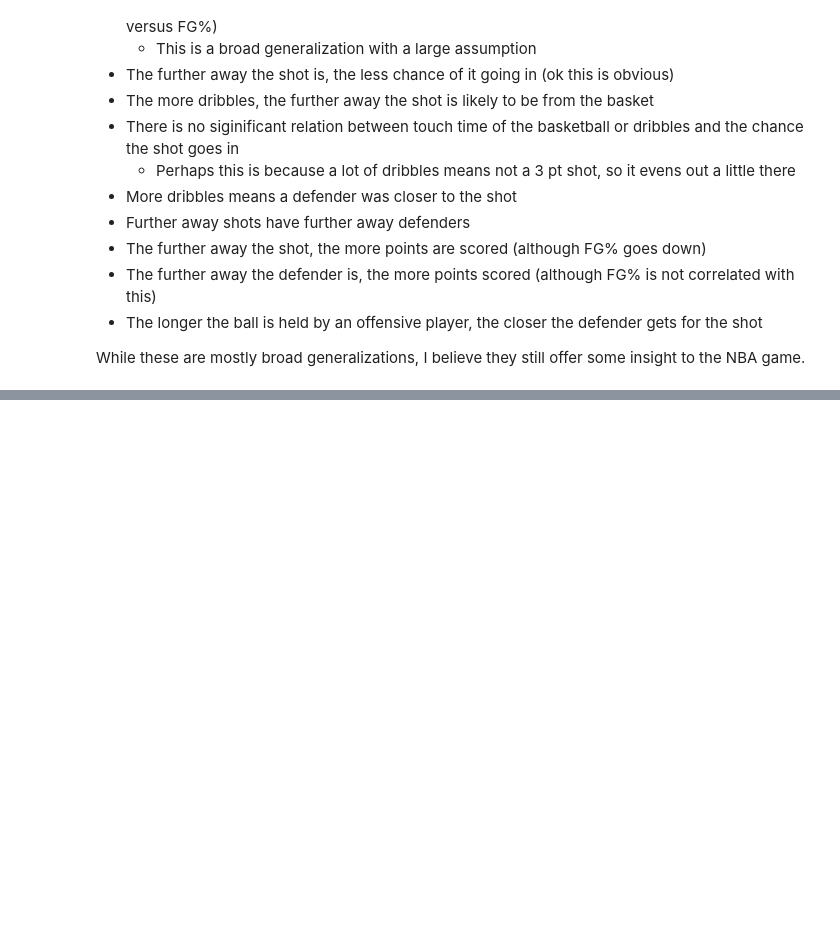
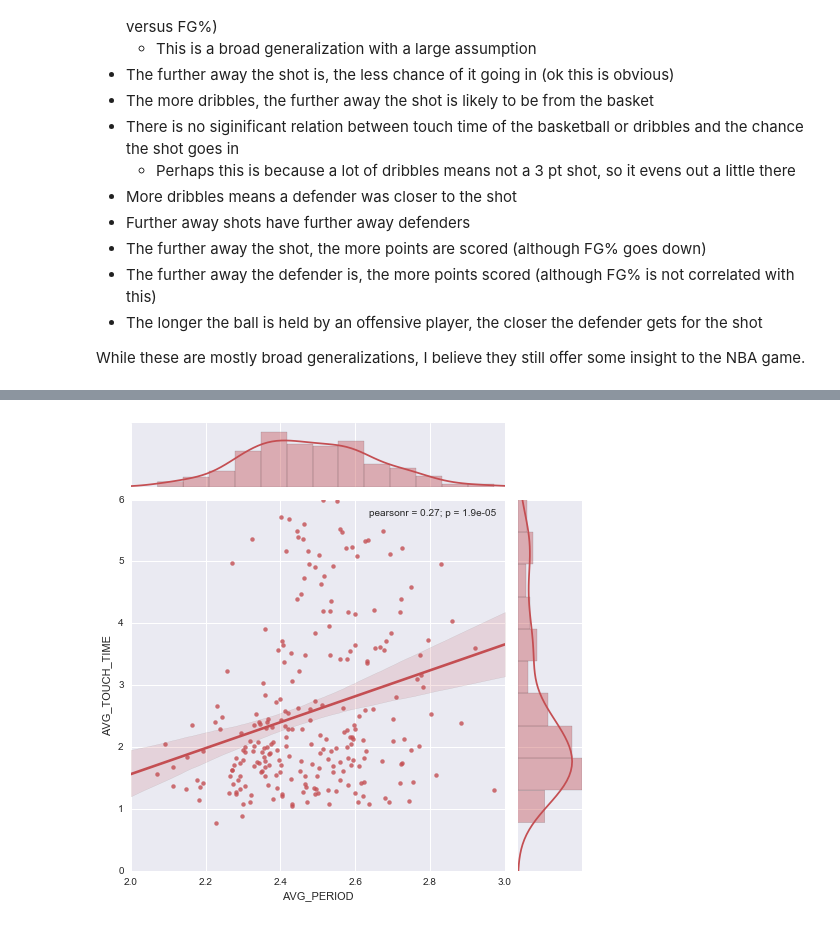
Before and after one commit to jpatdalton/kaggle, a Jupyter notebook: NBA Shot Log Exploration.ipynb, the cells around one changed output, grey strips where cells are left out. Cells and saved outputs as stored; diff of their text form; code cells hidden in the pictures; blank space fills up the shorter version.

```diff
--- a/NBA Shot Log Exploration.ipynb
+++ b/NBA Shot Log Exploration.ipynb
@@ -204,0 +200,5 @@ While these are mostly broad generalizations, I believe they still offer some in
+# %%
+t_df = shots_ds.groupby('player_id').count()[['GAME_ID']]
+t_df.reset_index(level=0, inplace=True)
+t_df.rename(columns={'GAME_ID':'SHOTS_TAKEN'}, inplace=True)
+shooter_df = shooter_df.merge(t_df, on='player_id')
@@ -204,0 +347,6 @@ While these are mostly broad generalizations, I believe they still offer some in
+# %%
+sns.set(style="darkgrid", color_codes=True)
+g = sns.jointplot("AVG_PERIOD", "AVG_TOUCH_TIME", data=shooter_dfs[['AVG_PERIOD', 'AVG_TOUCH_TIME']], kind="reg",
+                  xlim=(2, 3), ylim=(0, 6), color="r", size=7)
+# %% [output]
+[figure, added]
```
Also changed, not shown: parts of 33 cells of this notebook.
